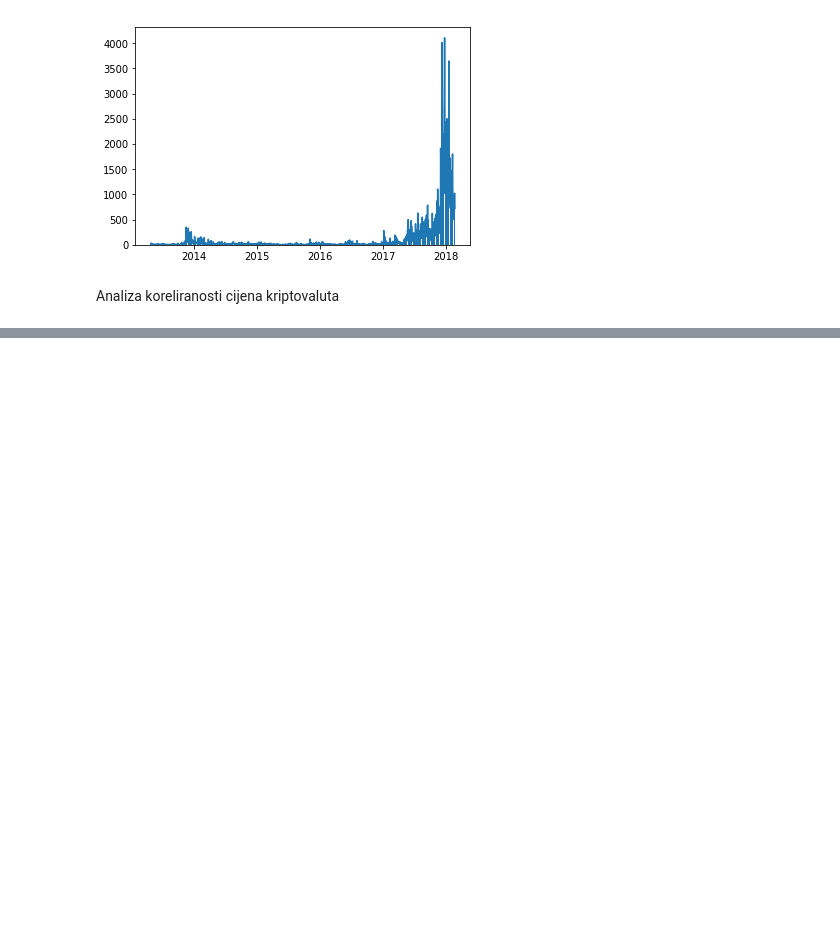
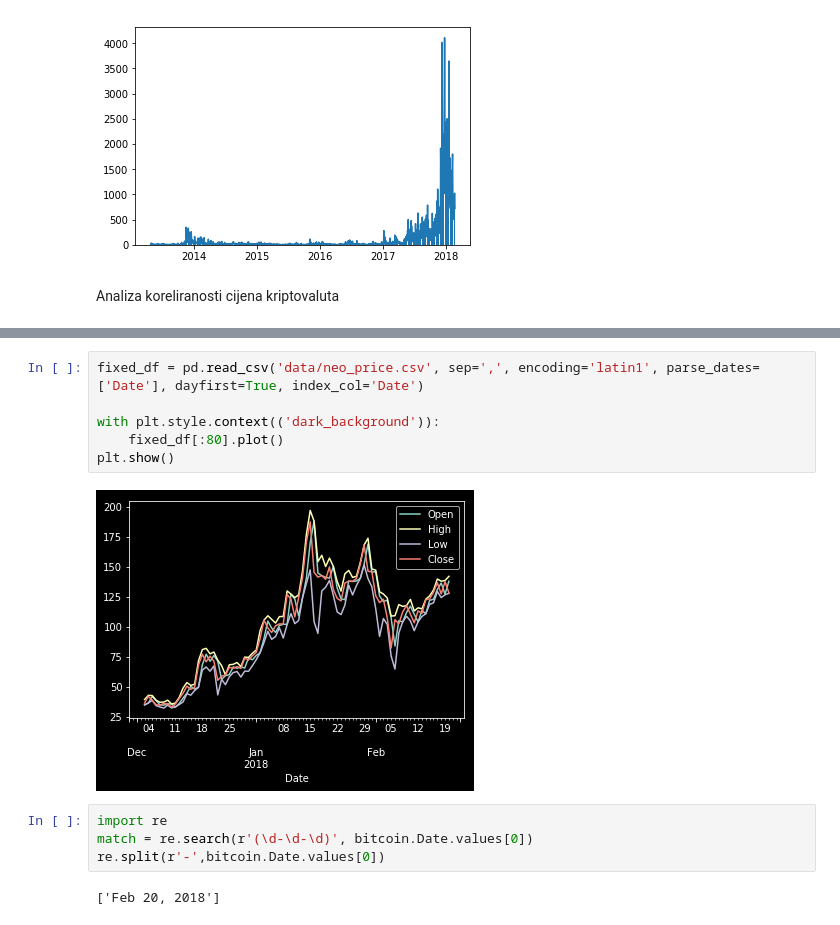
Before and after one commit to antisaa/MS-cryptocurrency, a Jupyter notebook: biljeznica.ipynb, the cells around one changed output, grey strips where cells are left out. Saved outputs shown, nothing was run; the diff lists cells and outputs as text; blank space fills up the shorter version.

```diff
--- a/biljeznica.ipynb
+++ b/biljeznica.ipynb
@@ -488,0 +738,14 @@ desno.plot(ripLis,ripple.Open.values)
+# %%
+fixed_df = pd.read_csv('data/neo_price.csv', sep=',', encoding='latin1', parse_dates=['Date'], dayfirst=True, index_col='Date')
+
+with plt.style.context(('dark_background')):
+    fixed_df[:80].plot()
+plt.show()
+# %% [output]
+[figure, added]
+# %%
+import re
+match = re.search(r'(\d-\d-\d)', bitcoin.Date.values[0])
+re.split(r'-',bitcoin.Date.values[0])
+# %% [output]
+['Feb 20, 2018']
```
Also changed, not shown: parts of 59 cells of this notebook, 1 other file.
